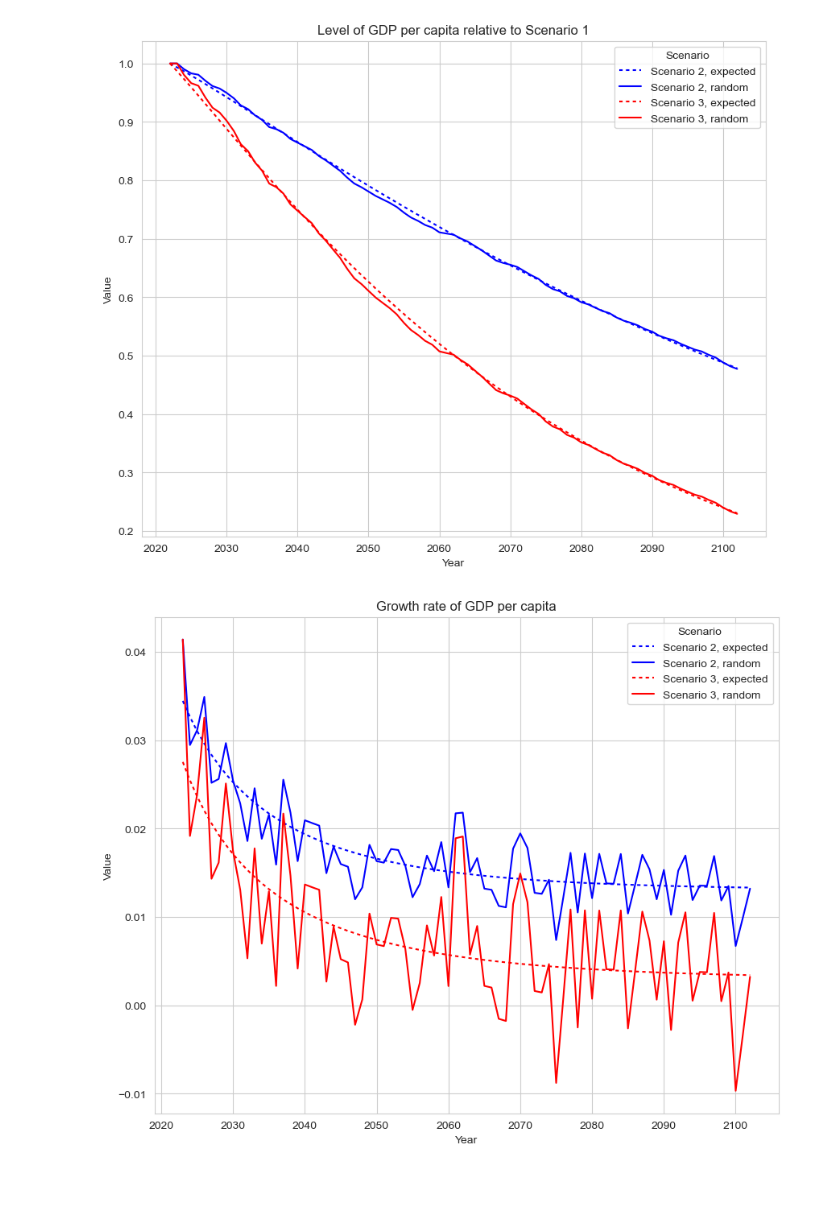
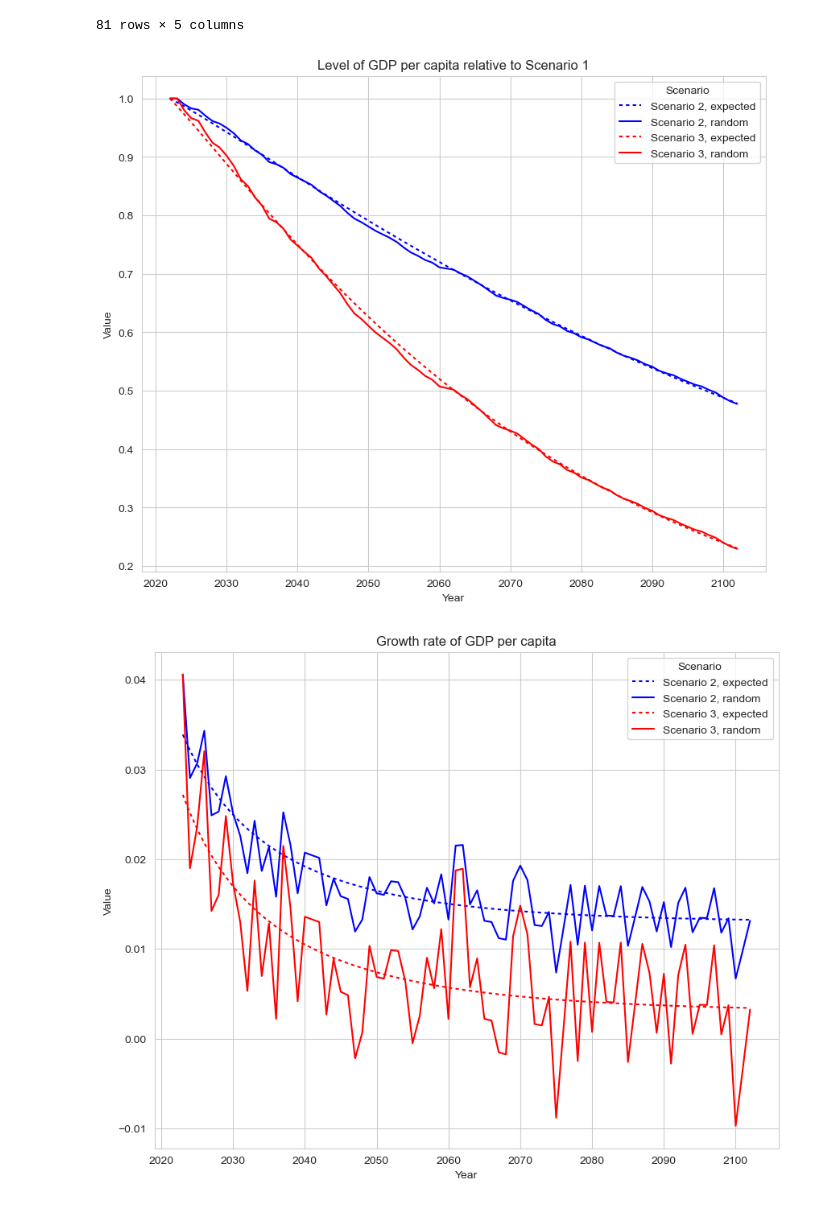
Before and after one commit to pszewi/Macro-4-Assignments, a Jupyter notebook: Assignment 1/EGI_2024_A1.ipynb, the cells around one changed output. Saved outputs shown, nothing was run; the diff lists cells and outputs as text; code cells hidden in the pictures.

```diff
--- a/Assignment 1/EGI_2024_A1.ipynb
+++ b/Assignment 1/EGI_2024_A1.ipynb
@@ -337,7 +306,7 @@ sns.lineplot(data=pd.melt(comparison, ['Year']), x='Year', y='value',
 plt.legend(title='Scenario')
 
 # saving the figure
-# fig.savefig(fname='gdp_rel.png')
+fig.savefig(fname='assignment exports/gdp_rel.png')
 
 # The growth rate plot
 growth_rates = pd.DataFrame({'Year':list(range(2022,2103,1)),
@@ -354,5 +323,7 @@ sns.lineplot(data=pd.melt(growth_rates, ['Year']), x='Year', y='value',
 plt.legend(title='Scenario')
 
 # saving the figure
-# fig.savefig(fname='growth_comparison.png')
+fig.savefig(fname='assignment exports/growth_comparison.png', )
+
+growth_rates
 # %% [output]
@@ -359,5 +342,6 @@ plt.legend(title='Scenario')
+81 rows × 5 columns
 [figure]
-[figure, old version]
+[figure, new version]
 # %%
 # uncomment if you want to actually write to it
 
```
Also changed, not shown: parts of 7 cells of this notebook.
